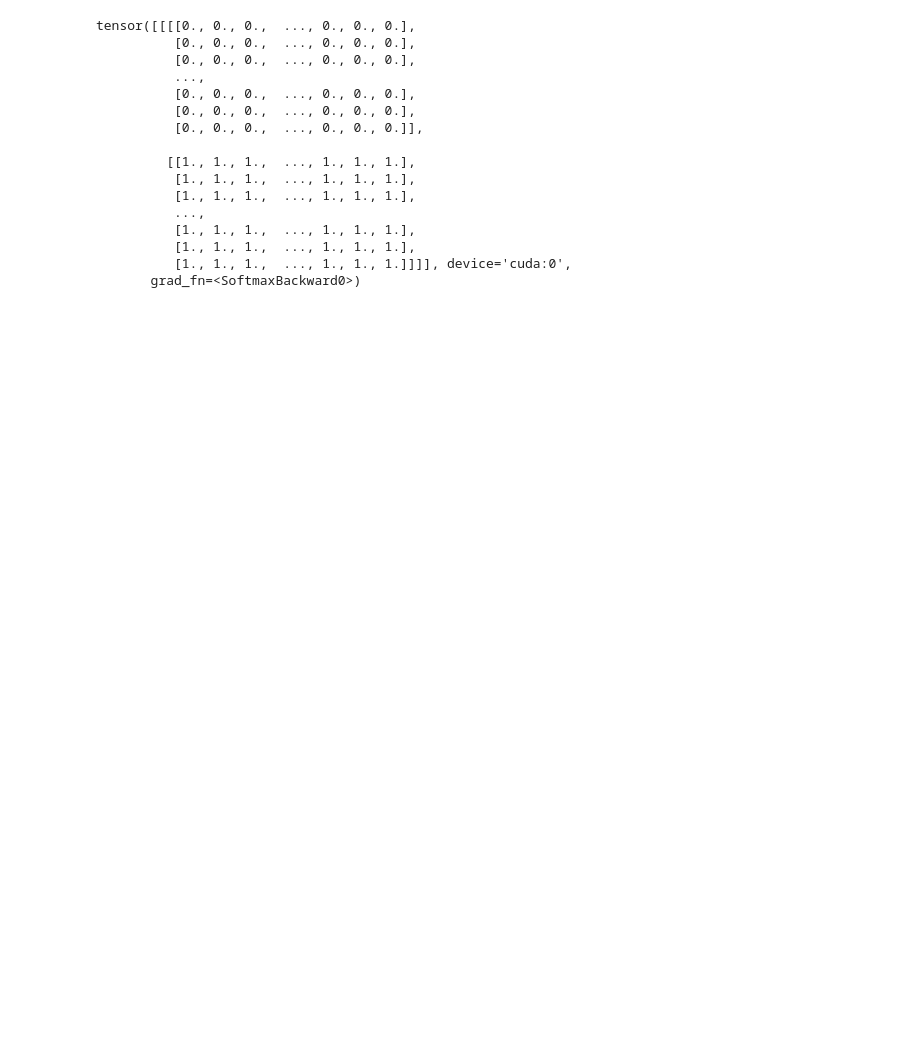
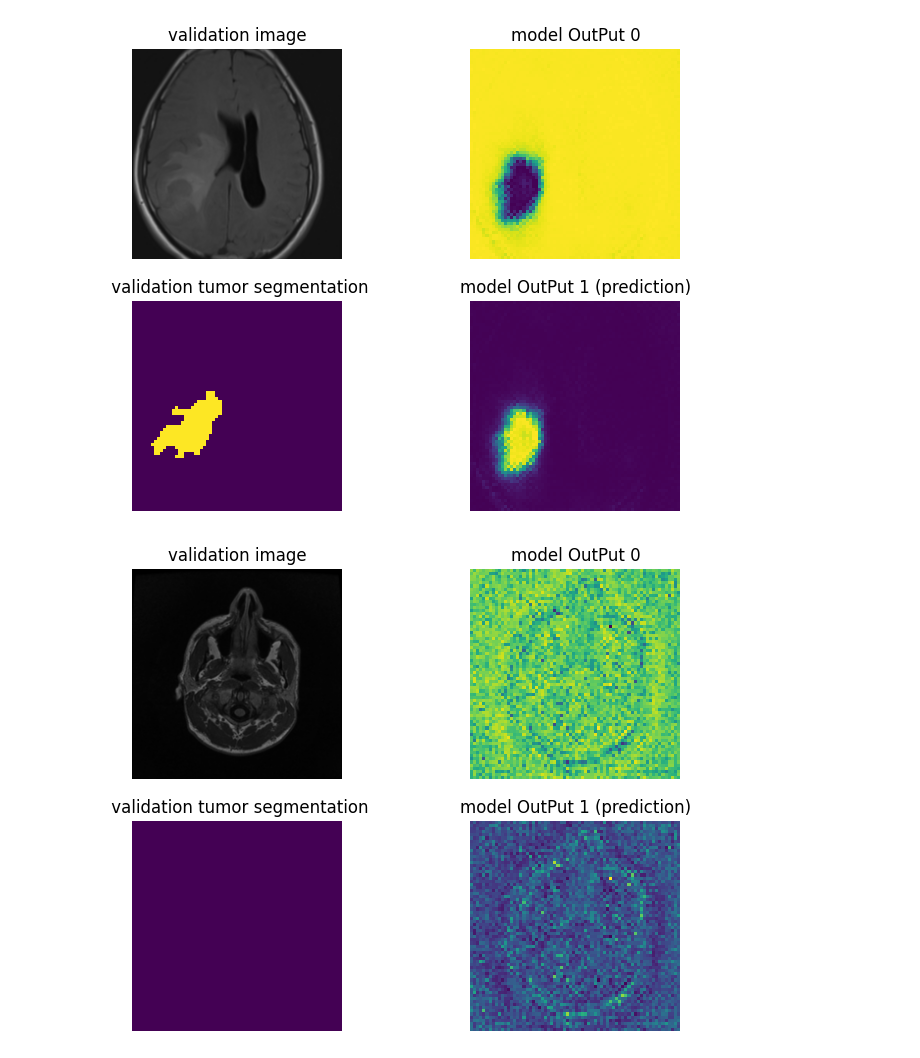
Before and after one commit to karlo-con-k/DeepLearningToolkit, a Jupyter notebook: train_Models_Examples_NoteBooks/train_U_Net.ipynb, the cells around one changed output. Cells and saved outputs as stored; diff of their text form; code cells hidden in the pictures; blank space fills up the shorter version.

```diff
--- a/train_Models_Examples_NoteBooks/train_U_Net.ipynb
+++ b/train_Models_Examples_NoteBooks/train_U_Net.ipynb
@@ -95,15 +99,10 @@ image_array.shape =  (68, 68, 1)
 # %%
 import importlib
 import Models.model_U_Net
-
 importlib.reload(Models.model_U_Net)
 from Models.model_U_Net import model_u_Net
-from Models.model_U_Net import model_U_Net
 
-
-myModel = model_u_Net()
-# myModel = model_U_Net()
+myModel = model_u_Net(in_CHANNELS = 3)
 myModel.to(device = device)
-
 print(myModel)
 # %% [output]
@@ -250,2 +182,0 @@ tensor(375, device='cuda:0')
-# %%
-trainerModel.history['train_MAE'] = trainerModel.history['train_MAE'][1:]
@@ -281,15 +182,0 @@ torch.Tensor
-# %%
-
-index = 5
-plot_img_tensor(myDataSet.__getitem__(index=index)[0], plot_channels = [0], title="inPut img")
-plot_img_tensor(myDataSet.__getitem__(index=index)[1], plot_channels = [0], title="outPut mask")
-
-import torch
-# Assuming myDataSet.__getitem__(index=index)[0] returns your tensor
-inPutimg = myDataSet.__getitem__(index = index)[0]
-# Add an extra dimension to create a batch of size 1
-batch_tensor = torch.unsqueeze(inPutimg, 0).cuda()
-predict = myModel(batch_tensor)
-print(predict.shape)
-plot_img_tensor(predict[0], [0], "Prediction")
-plot_img_tensor(predict[0], [1], "Prediction")
@@ -306,19 +182,0 @@ image_array.shape =  (68, 68, 1)
-# %%
-print(predict)
-# %% [output]
-tensor([[[[0., 0., 0.,  ..., 0., 0., 0.],
-          [0., 0., 0.,  ..., 0., 0., 0.],
-          [0., 0., 0.,  ..., 0., 0., 0.],
-          ...,
-          [0., 0., 0.,  ..., 0., 0., 0.],
-          [0., 0., 0.,  ..., 0., 0., 0.],
-          [0., 0., 0.,  ..., 0., 0., 0.]],
-
-         [[1., 1., 1.,  ..., 1., 1., 1.],
-          [1., 1., 1.,  ..., 1., 1., 1.],
-          [1., 1., 1.,  ..., 1., 1., 1.],
-          ...,
-          [1., 1., 1.,  ..., 1., 1., 1.],
-          [1., 1., 1.,  ..., 1., 1., 1.],
-          [1., 1., 1.,  ..., 1., 1., 1.]]]], device='cuda:0',
-       grad_fn=<SoftmaxBackward0>)
@@ -324,0 +186,24 @@ tensor([[[[0., 0., 0.,  ..., 0., 0., 0.],
+# %%
+for i in range(8):
+    index = 2
+    for idx, (imgInput, imgOutPut) in enumerate(trainerModel.data_loader_Val):
+        if idx == index:
+            #*take  (imgInput, imgOutPut) = data_loader[index]
+            break
+
+
+    imgInput    = imgInput.to(device)
+    imgOutPut   = imgOutPut.to(device, torch.long)
+    modelOutPut = myModel(imgInput)
+    imgOutPut   = imgOutPut
+
+    fig, (plt1, plt2) = plt.subplots(2, 2, figsize=(8, 6))
+    plot_img_tensor(   imgInput[0], [0, 1, 2], title = "validation image", localplt = (fig, plt1[0]))
+    plot_img_tensor(  imgOutPut[0], [0], title = " validation tumor segmentation", localplt = (fig, plt2[0]))
+    plot_img_tensor(modelOutPut[0], [0], title = "model OutPut 0", localplt = (fig, plt1[1]))
+    plot_img_tensor(modelOutPut[0], [1], title = "model OutPut 1 (prediction)", localplt = (fig, plt2[1]))
+
+    plt.show()
+# %% [output]
+[figure, added]
+[figure, added]
```
Also changed, not shown: parts of 20 cells of this notebook.
